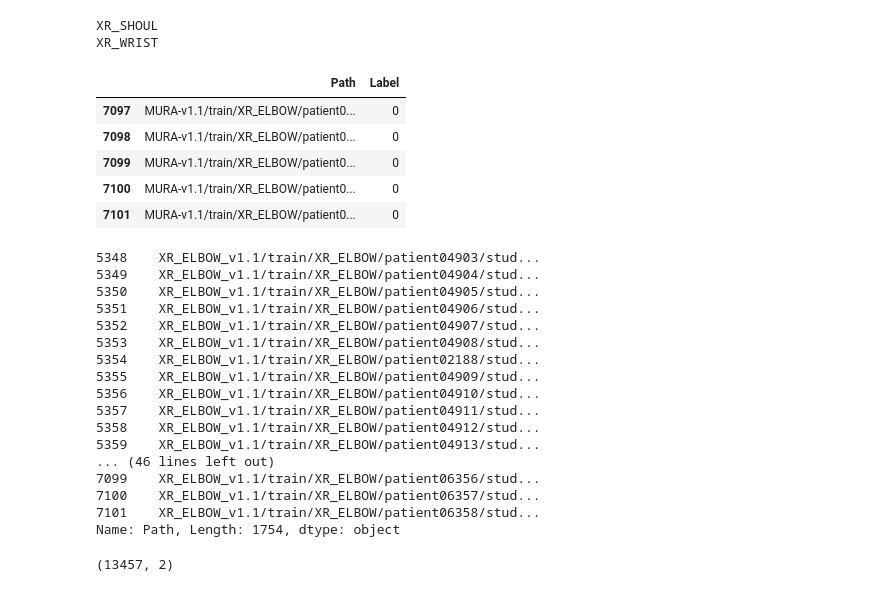
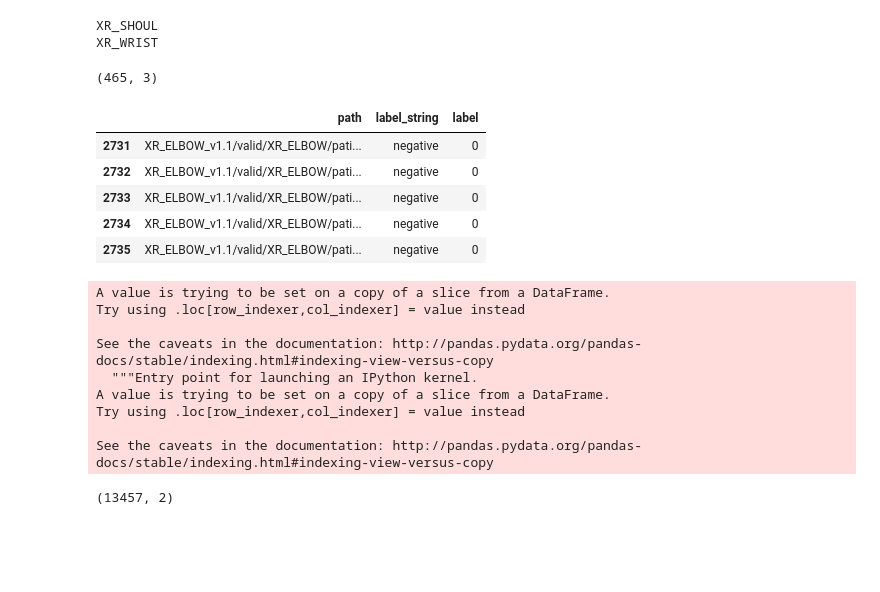
Before and after one commit to stanimman/Simple, a Jupyter notebook: Mura_Clahe_Elbow.ipynb, the cells around one changed output. Cells and saved outputs as stored; diff of their text form; code cells hidden in the pictures; blank space fills up the shorter version.

```diff
--- a/Mura_Clahe_Elbow.ipynb
+++ b/Mura_Clahe_Elbow.ipynb
@@ -68,8 +95,4 @@ train  train_labeled_studies.csv  valid  valid_labeled_studies.csv
 # %%
 import pandas as pd
-train_set = pd.read_csv('XR_ELBOW_v1.1/train_labeled_studies.csv',header=None)
-valid_set = pd.read_csv('XR_ELBOW_v1.1/valid_labeled_studies.csv',header=None)
+train_set = pd.read_excel('Image_Path/train_lmagepath_label.xlsx')
+valid_set = pd.read_csv('Image_Path/valid_imagepath_label.csv')
-# %%
-train_set.columns = ['Path','Label']
-valid_set.columns = ['Path','Label']
-valid_set.head()
@@ -87,36 +113,34 @@ print(valid_set.Path.astype(str).str[16:24][0])
 XR_SHOUL
 XR_WRIST
 # %%
-train_elbow = train_set.loc[train_set.Path.astype(str).str[16:24].isin(['XR_ELBOW'])]
+train_elbow = train_set.loc[train_set.paths.astype(str).str[16:24].isin(['XR_ELBOW'])]
+valid_elbow = valid_set.loc[valid_set.path.astype(str).str[16:24].isin(['XR_ELBOW'])]
+# %%
+valid_elbow.shape
+# %% [output]
+(465, 3)
 # %%
-train_elbow.tail()
+valid_elbow.tail()
 # %% [output]
-|  | Path | Label |
-| 7097 | MURA-v1.1/train/XR_ELBOW/patient0... | 0 |
-| 7098 | MURA-v1.1/train/XR_ELBOW/patient0... | 0 |
-| 7099 | MURA-v1.1/train/XR_ELBOW/patient0... | 0 |
-| 7100 | MURA-v1.1/train/XR_ELBOW/patient0... | 0 |
-| 7101 | MURA-v1.1/train/XR_ELBOW/patient0... | 0 |
+|  | path | label_string | label |
+| 2731 | XR_ELBOW_v1.1/valid/XR_ELBOW/pati... | negative | 0 |
+| 2732 | XR_ELBOW_v1.1/valid/XR_ELBOW/pati... | negative | 0 |
+| 2733 | XR_ELBOW_v1.1/valid/XR_ELBOW/pati... | negative | 0 |
+| 2734 | XR_ELBOW_v1.1/valid/XR_ELBOW/pati... | negative | 0 |
+| 2735 | XR_ELBOW_v1.1/valid/XR_ELBOW/pati... | negative | 0 |
 # %%
-train_elbow['Path'].str[0:9].replace(to_replace='MURA-v1.1',value='XR_ELBOW_v1.1'+train_elbow['Path'].str[9:])
+train_elbow['paths'] = train_elbow['paths'].str[0:9].replace(to_replace='MURA-v1.1',value='XR_ELBOW_v1.1'+train_elbow['paths'].str[9:])
+valid_elbow['path'] = valid_elbow['path'].str[0:9].replace(to_replace='MURA-v1.1',value='XR_ELBOW_v1.1'+valid_elbow['path'].str[9:])
 # %% [output]
-5348    XR_ELBOW_v1.1/train/XR_ELBOW/patient04903/stud...
-5349    XR_ELBOW_v1.1/train/XR_ELBOW/patient04904/stud...
-5350    XR_ELBOW_v1.1/train/XR_ELBOW/patient04905/stud...
-5351    XR_ELBOW_v1.1/train/XR_ELBOW/patient04906/stud...
-5352    XR_ELBOW_v1.1/train/XR_ELBOW/patient04907/stud...
-5353    XR_ELBOW_v1.1/train/XR_ELBOW/patient04908/stud...
-5354    XR_ELBOW_v1.1/train/XR_ELBOW/patient02188/stud...
-5355    XR_ELBOW_v1.1/train/XR_ELBOW/patient04909/stud...
-5356    XR_ELBOW_v1.1/train/XR_ELBOW/patient04910/stud...
-5357    XR_ELBOW_v1.1/train/XR_ELBOW/patient04911/stud...
-5358    XR_ELBOW_v1.1/train/XR_ELBOW/patient04912/stud...
-5359    XR_ELBOW_v1.1/train/XR_ELBOW/patient04913/stud...
-... (46 lines left out)
-7099    XR_ELBOW_v1.1/train/XR_ELBOW/patient06356/stud...
-7100    XR_ELBOW_v1.1/train/XR_ELBOW/patient06357/stud...
-7101    XR_ELBOW_v1.1/train/XR_ELBOW/patient06358/stud...
-Name: Path, Length: 1754, dtype: object
+A value is trying to be set on a copy of a slice from a DataFrame.
+Try using .loc[row_indexer,col_indexer] = value instead
+
+See the caveats in the documentation: http://pandas.pydata.org/pandas-docs/stable/indexing.html#indexing-view-versus-copy
+  """Entry point for launching an IPython kernel.
+A value is trying to be set on a copy of a slice from a DataFrame.
+Try using .loc[row_indexer,col_indexer] = value instead
+
+See the caveats in the documentation: http://pandas.pydata.org/pandas-docs/stable/indexing.html#indexing-view-versus-copy
 # %%
 train_set.shape
 # %% [output]
```
Also changed, not shown: parts of 14 cells of this notebook.
